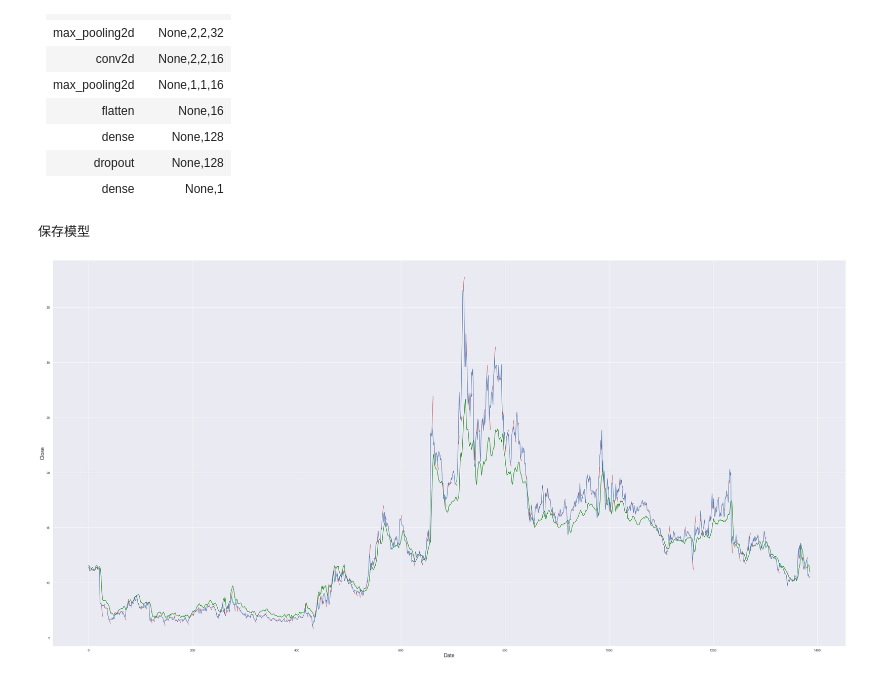
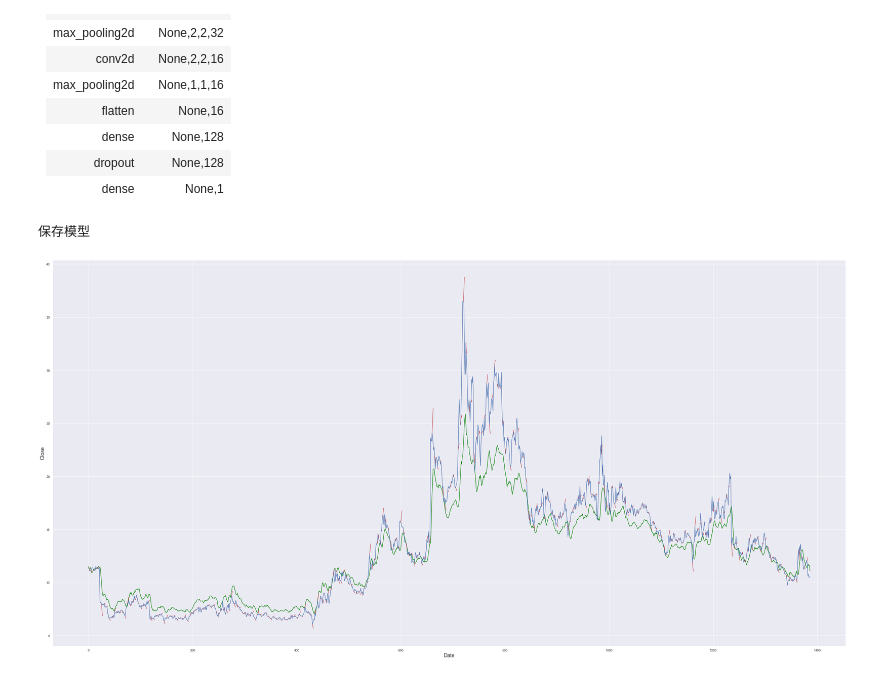
Before and after one commit to sjchasel/stock_prediction, a Jupyter notebook: 深度学习模型/cnn.ipynb, the cells around one changed output. Cells and saved outputs as stored; diff of their text form; code cells hidden in the pictures.

```diff
--- a/深度学习模型/cnn.ipynb
+++ b/深度学习模型/cnn.ipynb
@@ -236,38 +285,39 @@ if __name__ == '__main__':
     train_loss_list = []
     # 参数
     days_num = 5
-    epoch = 200
+    epoch = 20
     fea = 5
     batch_size = 20
-    early_stop = 3
+    early_stop = 5
 
     # 初始化模型
     model = CNNmodel()
 
     # 数据处理部分
     GD = GetData()
     train_x, test_x, train_y, test_y = GD.process_data()
     # print(x_train)
     x_train = torch.tensor(train_x).float()
     x_test = torch.tensor(test_x).float()
     y_train = torch.tensor(train_y).float()
     y_test = torch.tensor(test_y).float()
     train_data = TensorDataset(x_train, y_train)
     train_dataLoader = DataLoader(train_data, batch_size=batch_size)
     test_data = TensorDataset(x_test, y_test)
     test_dataLoader = DataLoader(test_data, batch_size=batch_size)
 
 
     # 损失函数和优化器
     loss_func = nn.MSELoss()
     optimizer = optim.Adam(model.parameters(), lr=0.001)
     train_model(epoch, train_dataLoader, test_dataLoader)
     p, y, test_loss, test_loss_list = test_model(test_dataLoader)
 
     # 画图
     pred = [ele * (GD.close_max - GD.close_min) + GD.close_min for ele in p]
     data = [ele * (GD.close_max - GD.close_min) + GD.close_min for ele in y]
+
     plot_img(data, pred)
 # %% [output]
 保存模型
-[figure, old version]
+[figure, new version]
```
Also changed, not shown: parts of 6 cells of this notebook, 6 other files.
